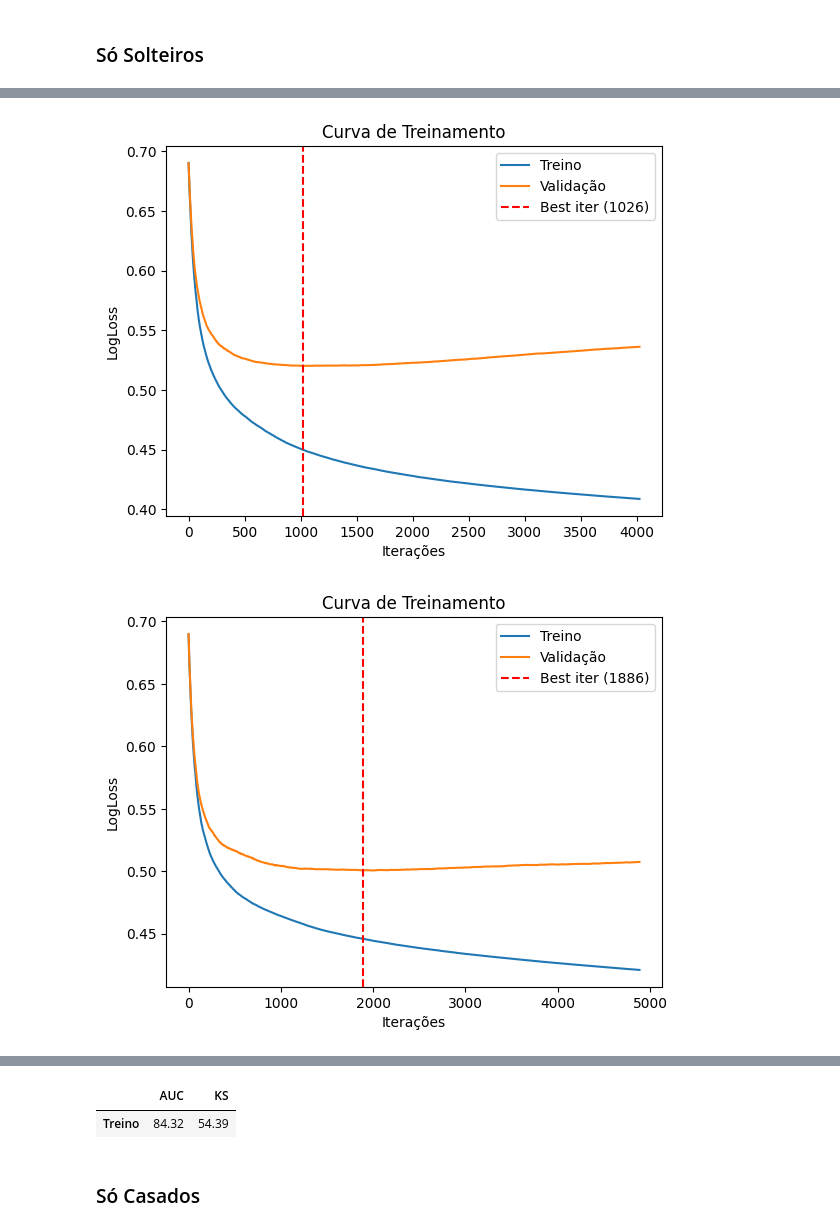
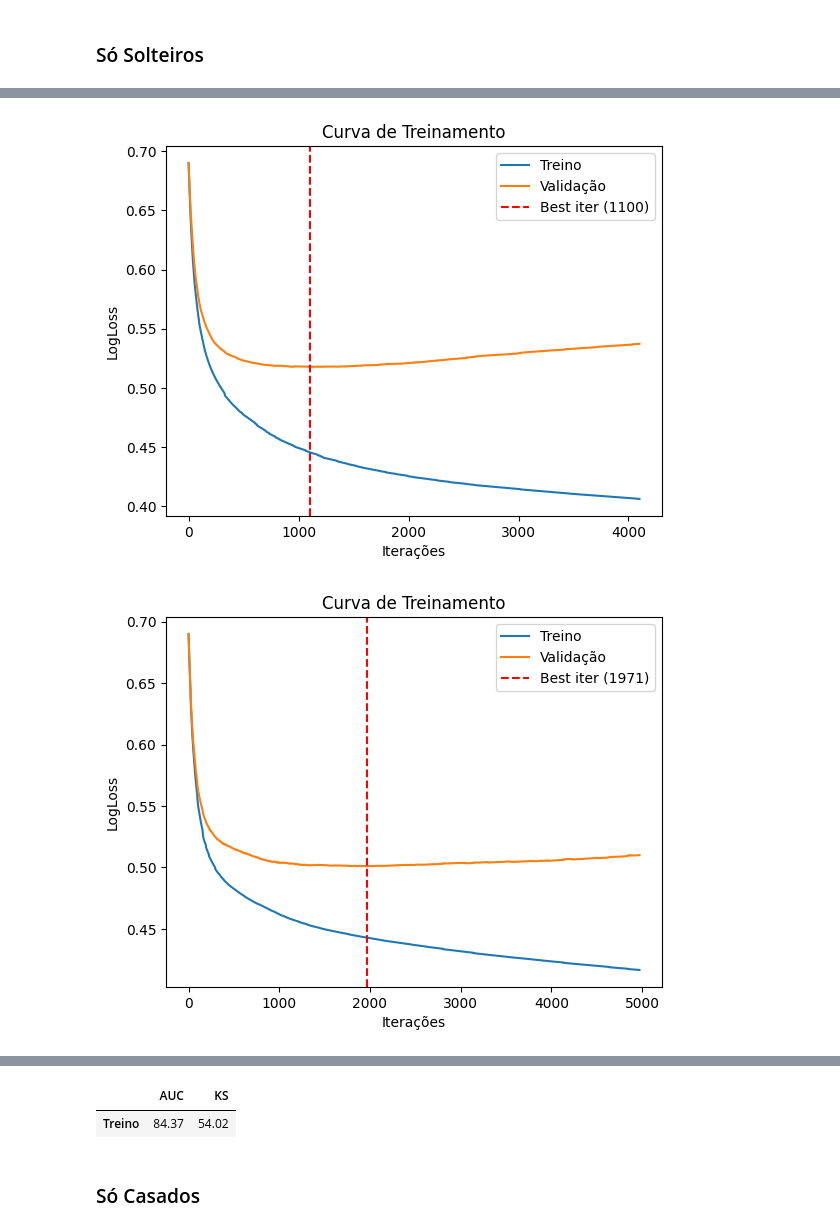
Before and after one commit to alexandrebcruz/MinhasLibs, a Jupyter notebook: Analise_Comparativa_TecnicasTreinamento/T4_CurvaViesVariancia_ComSplit.ipynb, the cells around one changed output, grey strips where cells are left out. Saved outputs shown, nothing was run; the diff lists cells and outputs as text; code cells hidden in the pictures.

```diff
--- a/Analise_Comparativa_TecnicasTreinamento/T4_CurvaViesVariancia_ComSplit.ipynb
+++ b/Analise_Comparativa_TecnicasTreinamento/T4_CurvaViesVariancia_ComSplit.ipynb
@@ -116,6 +119,7 @@ for i in range(0, 10):
                             random_state = 42,
                             verbose = 0,
 
+                            l2_leaf_reg = 0,
                             max_depth = 1, #Quando mais rasa as árvores menor (mais simples)
                             learning_rate = 0.01, #Quanto menor o learning_rate menor (menos incremento no modelo por iteração)
                             n_estimators = 10000 #Vamos forçar até o limite do overfitting
@@ -198,2 +202,2 @@ display((df_metrics_treino_solteiros*100).style.format(precision = 2))
-[figure, old version]
+[figure, new version]
-[figure, old version]
+[figure, new version]
@@ -203,5 +207,5 @@ display((df_metrics_treino_solteiros*100).style.format(precision = 2))
 |  | AUC | KS |
-| Treino | 84.32 | 54.39 |
+| Treino | 84.37 | 54.02 |
 # %% [markdown]
 ### Só Casados
 # %%
```
Also changed, not shown: parts of 18 cells of this notebook, 5 other files.
